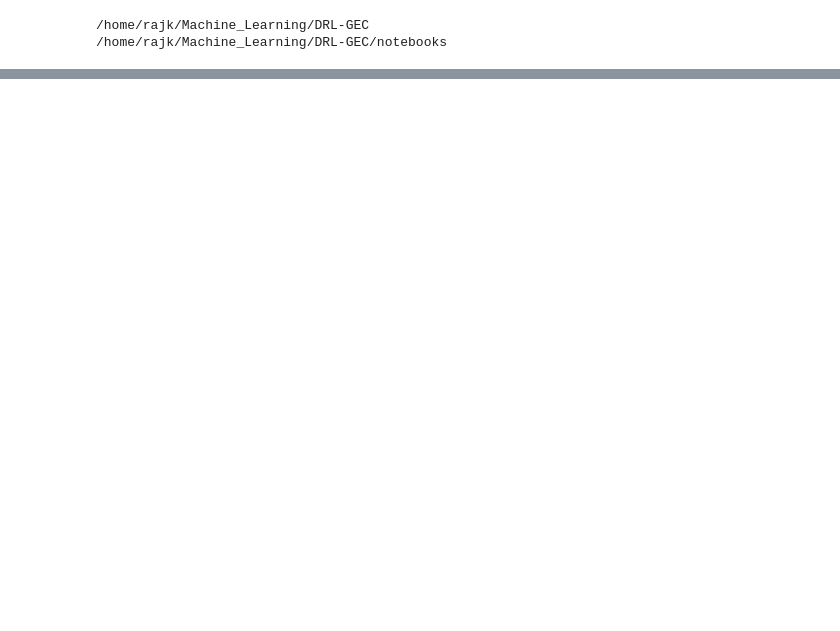
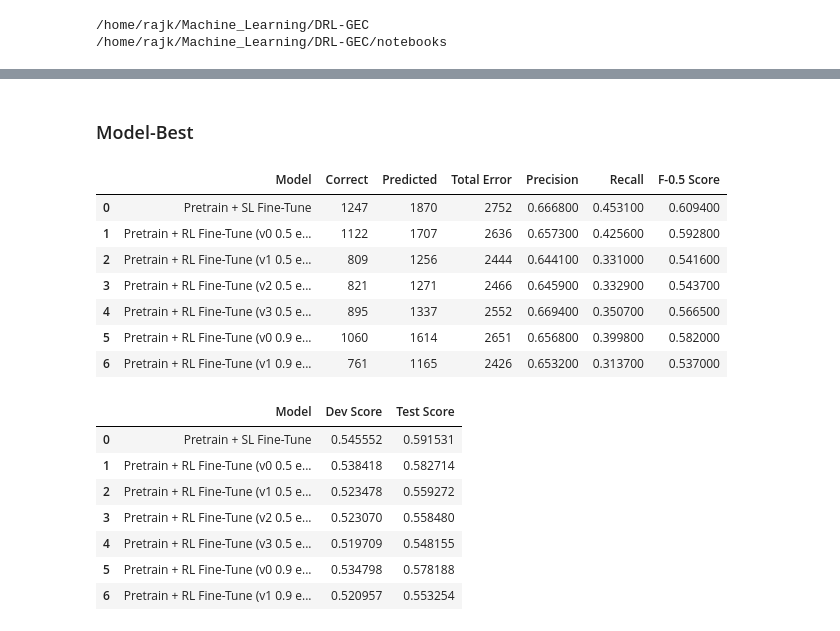
Before and after one commit to RajK853/DRL-GEC, a Jupyter notebook: notebooks/Generate_Score_Report.ipynb, the cells around one changed output, grey strips where cells are left out. Saved outputs shown, nothing was run; the diff lists cells and outputs as text; code cells hidden in the pictures; blank space fills up the shorter version.

```diff
--- a/notebooks/Generate_Score_Report.ipynb
+++ b/notebooks/Generate_Score_Report.ipynb
@@ -10,0 +176,32 @@ from src.utils import load_text
+# %% [markdown]
+### Model-Best
+# %%
+model_dict = {
+    "Pretrain + SL Fine-Tune": (os.path.abspath("sl_logs/finetune_wi+locness_01:11:2022_12:09/"), "model-best"),
+    "Pretrain + RL Fine-Tune (v0 0.5 explore)": (os.path.abspath("pg_logs/finetune_rl_03_11_2022_10:20/"), "model-best"),
+    "Pretrain + RL Fine-Tune (v1 0.5 explore)": (os.path.abspath("pg_logs/finetune_rl_06_11_2022_12:24/"), "model-best"),
+    "Pretrain + RL Fine-Tune (v2 0.5 explore)": (os.path.abspath("pg_logs/finetune_rl_06_11_2022_15:43/"), "model-best"),
+    "Pretrain + RL Fine-Tune (v3 0.5 explore)": (os.path.abspath("pg_logs/finetune_rl_07_11_2022_18:49/"), "model-best"),
+    "Pretrain + RL Fine-Tune (v0 0.9 explore)": (os.path.abspath("pg_logs/finetune_rl_02_11_2022_13:10/"), "model-best"),
+    "Pretrain + RL Fine-Tune (v1 0.9 explore)": (os.path.abspath("pg_logs/finetune_rl_05_11_2022_14:39/"), "model-best"),
+}
+
+conll_df = gen_conll_report(model_dict)
+jfleg_df = gen_jfleg_report(model_dict)
+# %% [output]
+|  | Model | Correct | Predicted | Total Error | Precision | Recall | F-0.5 Score |
+| 0 | Pretrain + SL Fine-Tune | 1247 | 1870 | 2752 | 0.666800 | 0.453100 | 0.609400 |
+| 1 | Pretrain + RL Fine-Tune (v0 0.5 e... | 1122 | 1707 | 2636 | 0.657300 | 0.425600 | 0.592800 |
+| 2 | Pretrain + RL Fine-Tune (v1 0.5 e... | 809 | 1256 | 2444 | 0.644100 | 0.331000 | 0.541600 |
+| 3 | Pretrain + RL Fine-Tune (v2 0.5 e... | 821 | 1271 | 2466 | 0.645900 | 0.332900 | 0.543700 |
+| 4 | Pretrain + RL Fine-Tune (v3 0.5 e... | 895 | 1337 | 2552 | 0.669400 | 0.350700 | 0.566500 |
+| 5 | Pretrain + RL Fine-Tune (v0 0.9 e... | 1060 | 1614 | 2651 | 0.656800 | 0.399800 | 0.582000 |
+| 6 | Pretrain + RL Fine-Tune (v1 0.9 e... | 761 | 1165 | 2426 | 0.653200 | 0.313700 | 0.537000 |
+|  | Model | Dev Score | Test Score |
+| 0 | Pretrain + SL Fine-Tune | 0.545552 | 0.591531 |
+| 1 | Pretrain + RL Fine-Tune (v0 0.5 e... | 0.538418 | 0.582714 |
+| 2 | Pretrain + RL Fine-Tune (v1 0.5 e... | 0.523478 | 0.559272 |
+| 3 | Pretrain + RL Fine-Tune (v2 0.5 e... | 0.523070 | 0.558480 |
+| 4 | Pretrain + RL Fine-Tune (v3 0.5 e... | 0.519709 | 0.548155 |
+| 5 | Pretrain + RL Fine-Tune (v0 0.9 e... | 0.534798 | 0.578188 |
+| 6 | Pretrain + RL Fine-Tune (v1 0.9 e... | 0.520957 | 0.553254 |
```
Also changed, not shown: parts of 31 cells of this notebook, 6 other files.
